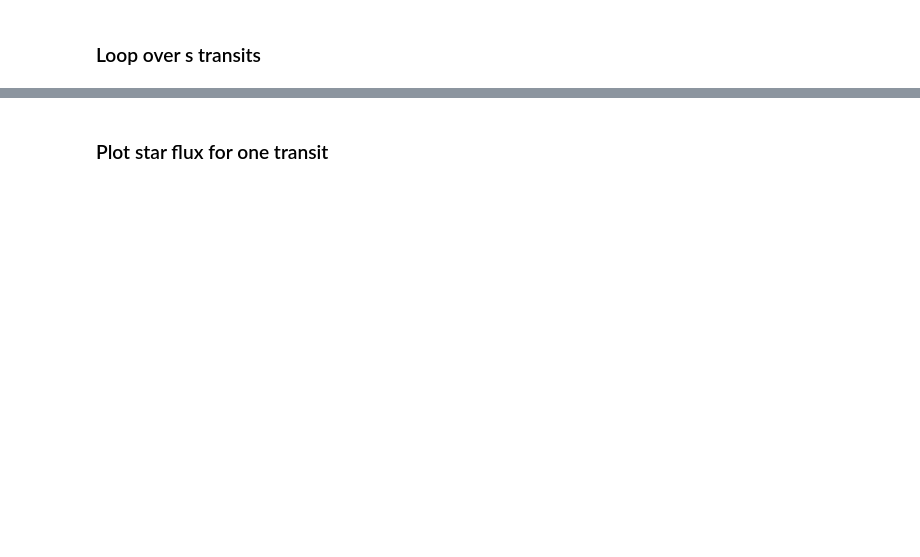
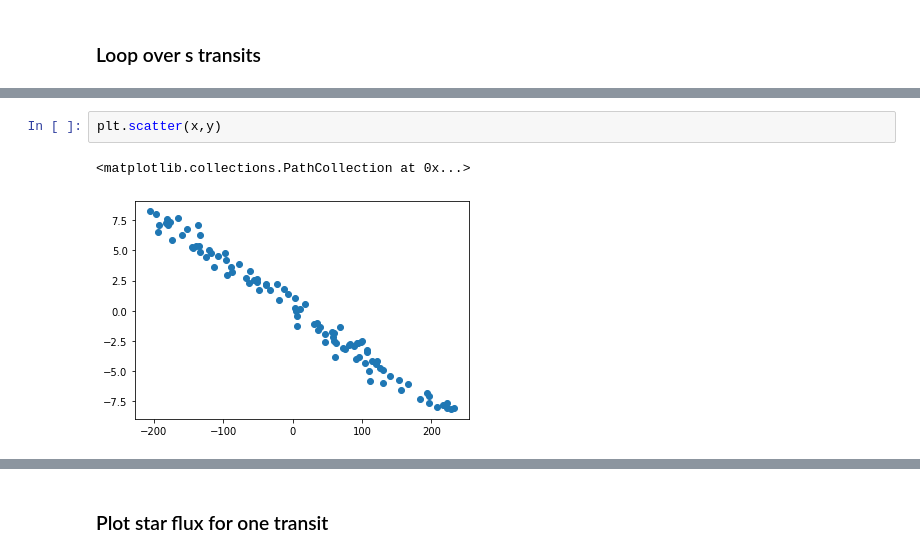
Before and after one commit to Rtut654/AstroProblems, a Jupyter notebook: SputnikMoment.ipynb, the cells around one changed output, grey strips where cells are left out. Saved outputs shown, nothing was run; the diff lists cells and outputs as text; blank space fills up the shorter version.

```diff
--- a/SputnikMoment.ipynb
+++ b/SputnikMoment.ipynb
@@ -262,0 +392,5 @@ tpl2= [23550, 23550, 23550, 23550, 23550, 23550, 23550, 23550, 23550, 23550, 235
+# %%
+plt.scatter(x,y)
+# %% [output]
+<matplotlib.collections.PathCollection at 0x...>
+[figure, added]
```
Also changed, not shown: parts of 12 cells of this notebook.
